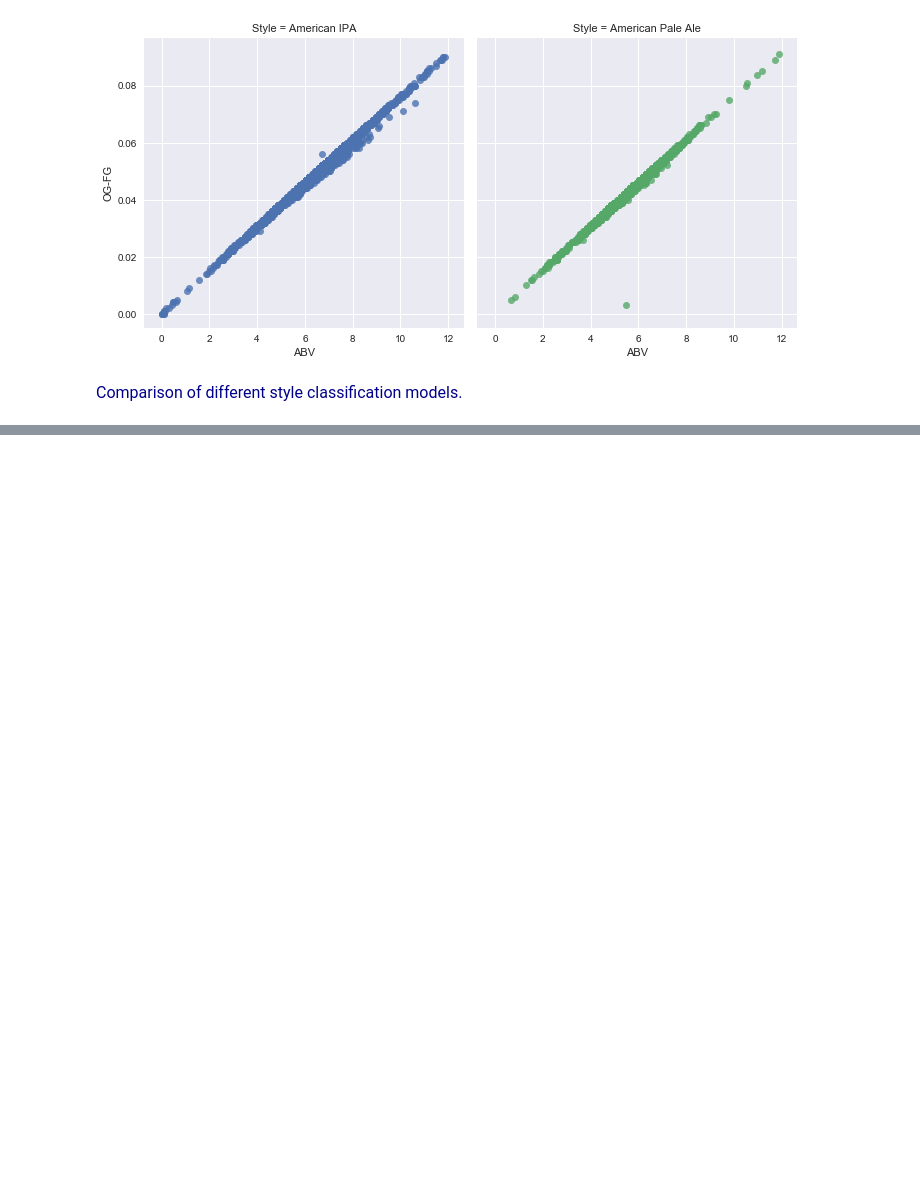
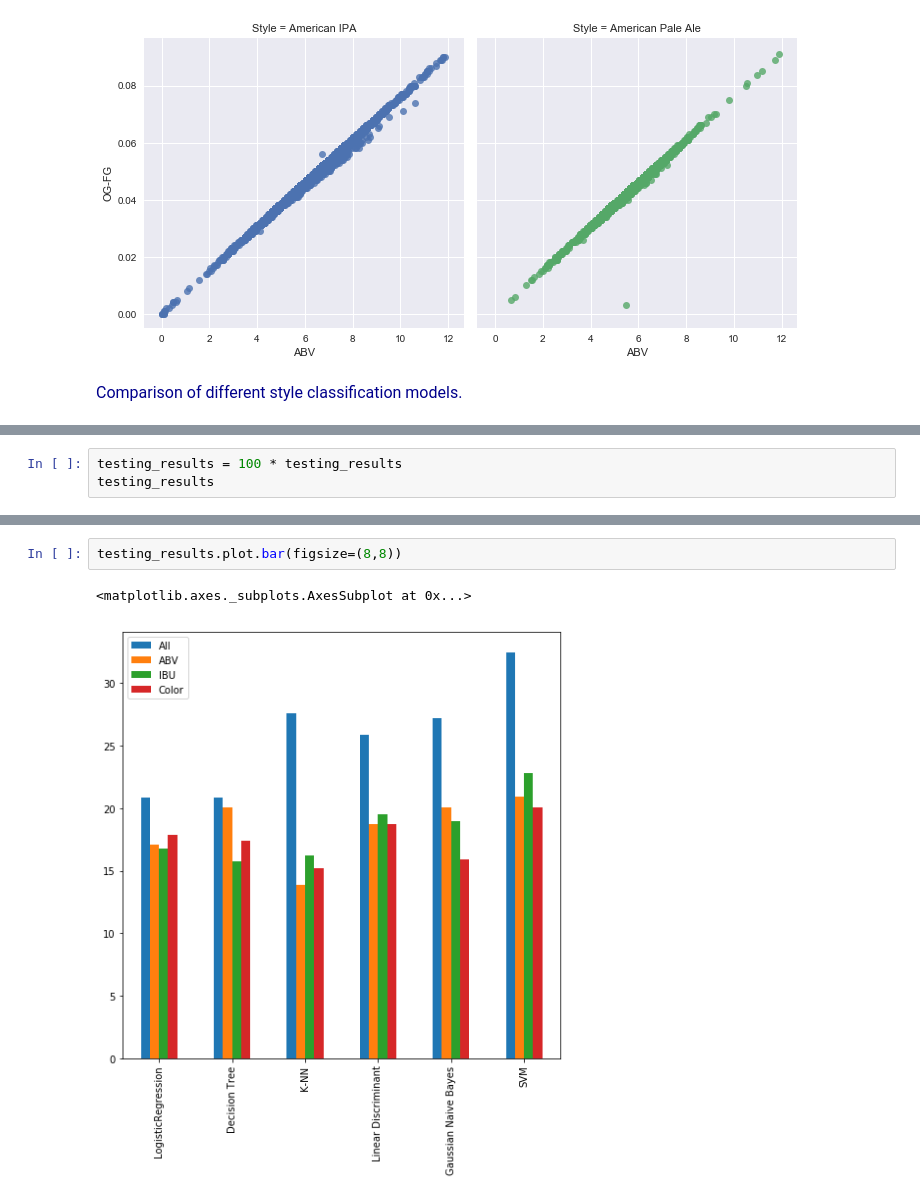
Before and after one commit to megha4994/3250-Team-3-Project, a Jupyter notebook: Term Project.ipynb, the cells around one changed output, grey strips where cells are left out. Drawn from its saved outputs; the diff is of its cells as text; blank space fills up the shorter version.

```diff
--- a/Term Project.ipynb
+++ b/Term Project.ipynb
@@ -862,0 +949,3 @@ Accuracy of SVM classifier on test set: 0.33
+# %%
+testing_results = 100 * testing_results
+testing_results
@@ -862,0 +965,5 @@ Accuracy of SVM classifier on test set: 0.33
+# %%
+testing_results.plot.bar(figsize=(8,8))
+# %% [output]
+<matplotlib.axes._subplots.AxesSubplot at 0x...>
+[figure, added]
```
Also changed, not shown: parts of 15 cells of this notebook.
